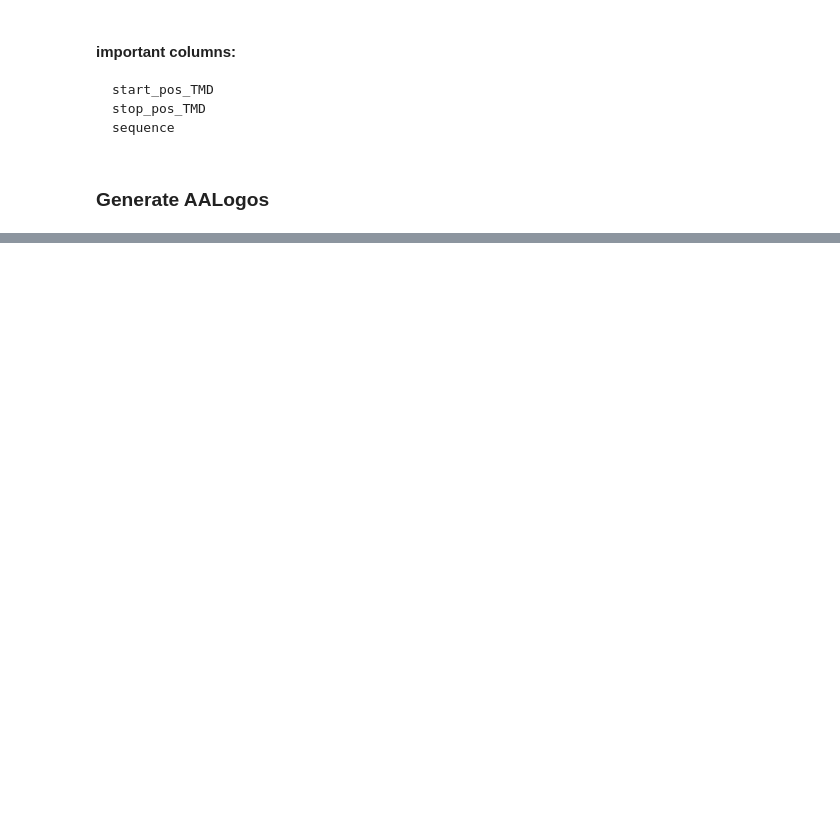
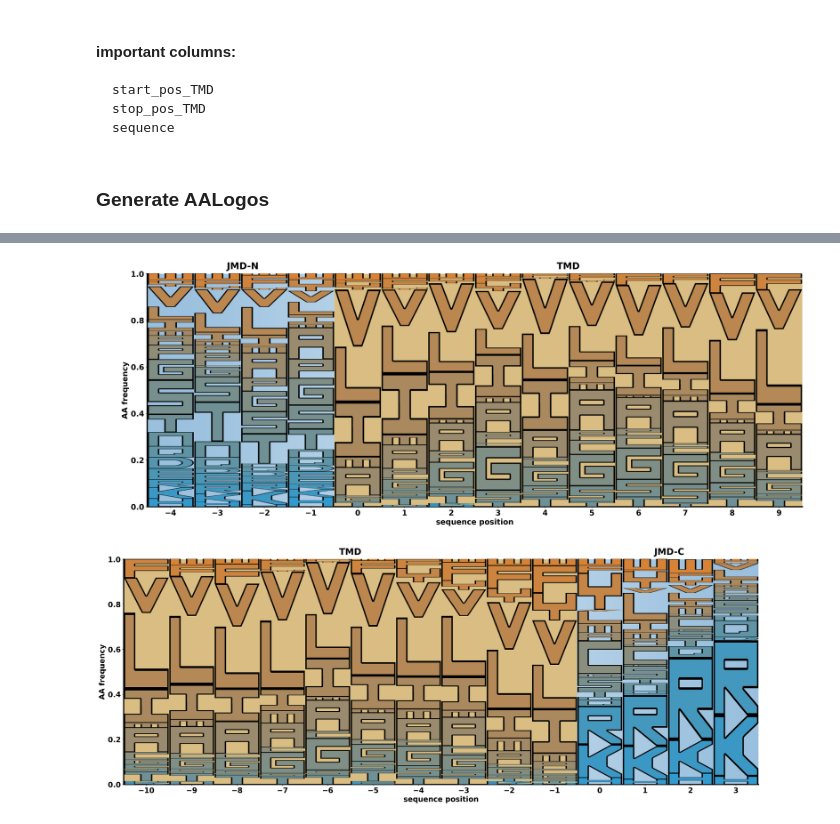
Before and after one commit to Freiherr5/AAlogo, a Jupyter notebook: Example.ipynb, the cells around one changed output, grey strips where cells are left out. Drawn from its saved outputs; the diff is of its cells as text; code cells hidden in the pictures; blank space fills up the shorter version.

```diff
--- a/Example.ipynb
+++ b/Example.ipynb
@@ -47,0 +53,12 @@ ExampleAAlogo.make_logo(df=test_data, name="Substrates_TMHMM", length_tmd=10, le
+# %%
+# initialization
+# set_legend, list_columns
+Example2_AAlogo = AALogorizer.AALogoGenerator(set_legend=False, list_columns=df_columns)  # legend automatically set False
+
+# Plot generation command
+# make_logo(df, name, length_tmd, length_jmd, aa_config_section_name, font_type="classic_AA_fonts")
+Example2_AAlogo.make_logo(df=test_data, name="Substrates_TMHMM", length_tmd=10, length_jmd=4,
+                          font_type="bold_AA_fonts", config_set = False)
+# %% [output]
+[figure, added]
+[figure, added]
```
Also changed, not shown: parts of 3 cells of this notebook, 4 other files.
